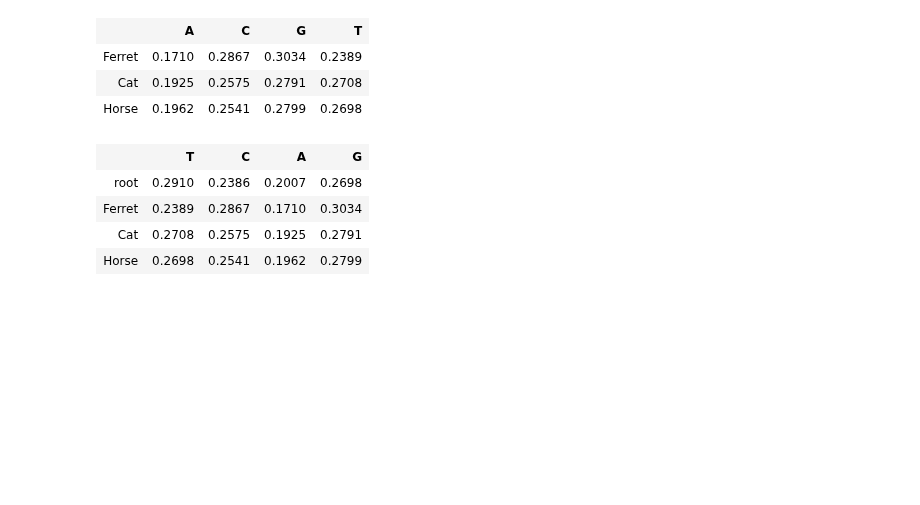
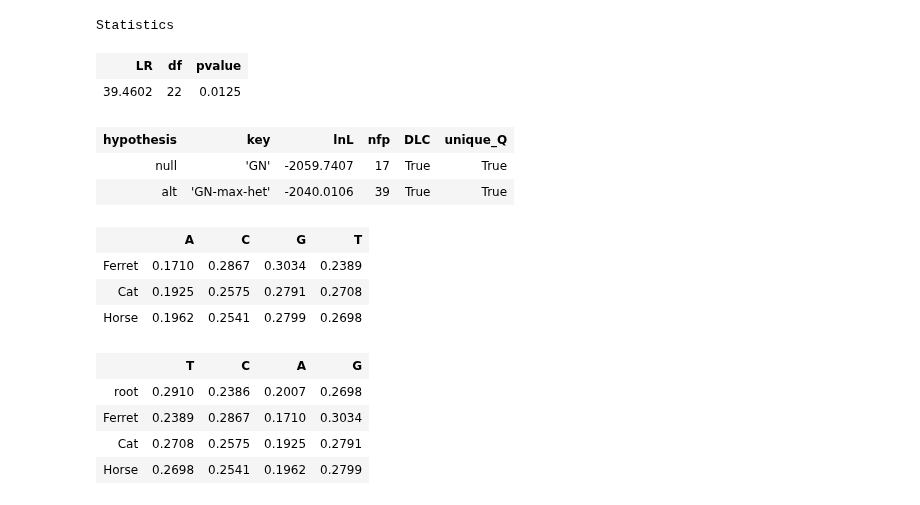
Before and after one commit to GavinHuttley/PuningAnalysis, a Jupyter notebook: nbks/ensembl_genome_analysis/matrix_bounary_model_test.ipynb, the cells around one changed output. Drawn from its saved outputs; the diff is of its cells as text; code cells hidden in the pictures; blank space fills up the shorter version.

```diff
--- a/nbks/ensembl_genome_analysis/matrix_bounary_model_test.ipynb
+++ b/nbks/ensembl_genome_analysis/matrix_bounary_model_test.ipynb
@@ -188,7 +207,7 @@ Statistics
 from cogent3.evolve import ns_substitution_model, substitution_model
 
 @define_app
-def test_hypothesis_clock_model(aln_path: IdentifierType, tree=None, opt_args=None) -> HypothesisResultType:
+def test_hypothesis_clock_model_N(aln_path: IdentifierType, tree=None, opt_args=None) -> HypothesisResultType:
     aln = load_json_app(aln_path)
     # result_lf = load_json_app(result_lf_path)
     outgroup_name = aln.info['triads_species_name']['outgroup']
@@ -237,3 +309,12 @@ for path in aln_paths:
+# %%
+hypothesis_clock_model_N(aln_paths[24])
+# %% [output]
+Statistics
+| LR | df | pvalue |
+| 39.4602 | 22 | 0.0125 |
+| hypothesis | key | lnL | nfp | DLC | unique_Q |
+| null | 'GN' | -2059.7407 | 17 | True | True |
+| alt | 'GN-max-het' | -2040.0106 | 39 | True | True |
 # %%
 path1 = aln_paths[0]
 result = hypothesis_clock_model_test(path1)
```
Also changed, not shown: parts of 12 cells of this notebook, 1 other file.
